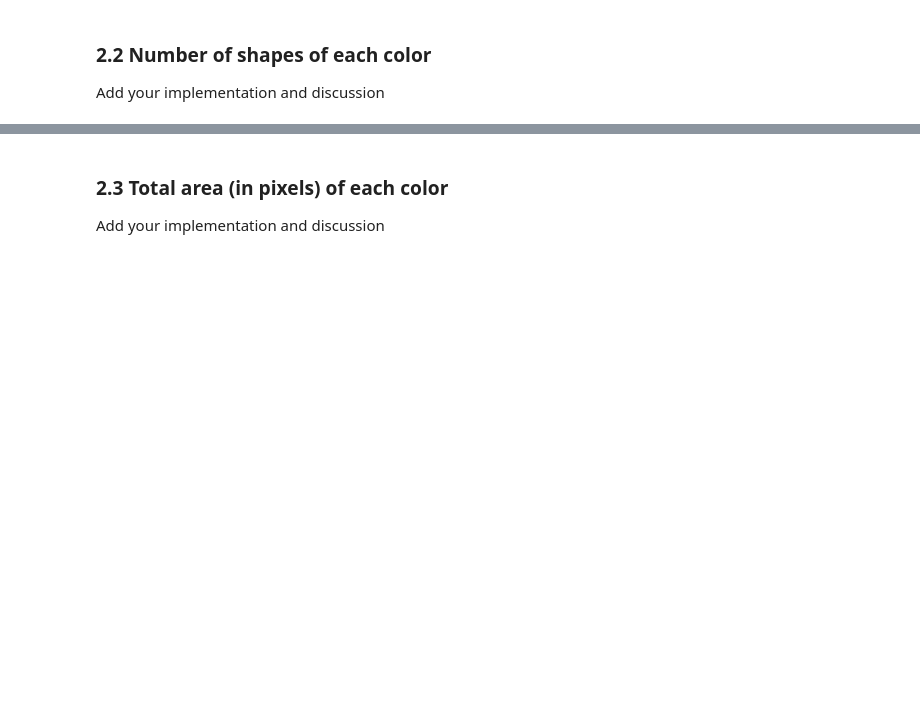
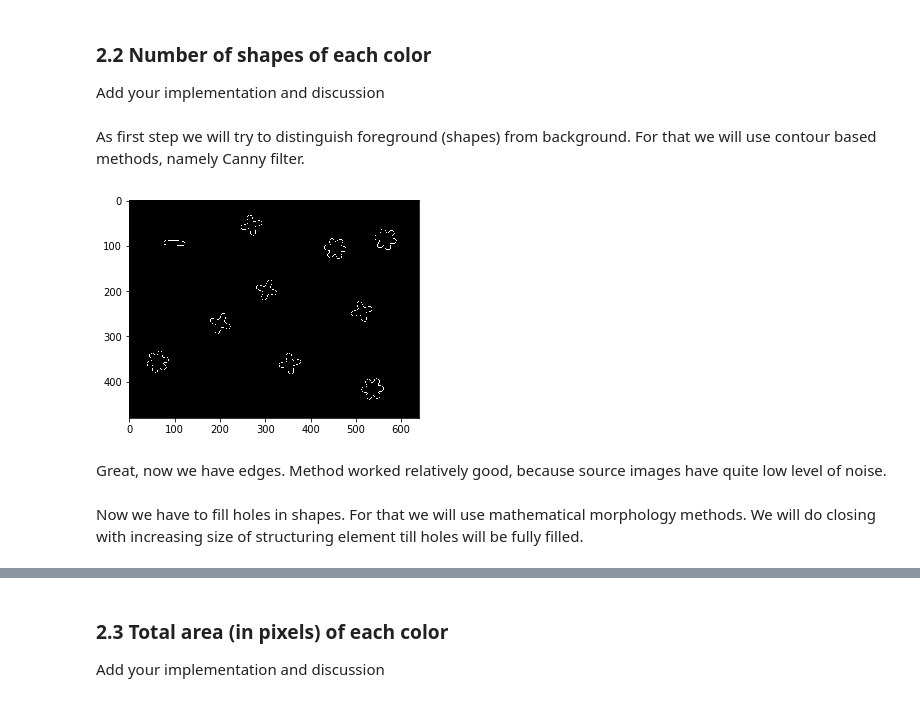
Before and after one commit to oganesManasian/Image-analysis-and-pattern-recognition, a Jupyter notebook: labs/lab_01_segmentation.ipynb, the cells around one changed output, grey strips where cells are left out. Drawn from its saved outputs; the diff is of its cells as text; code cells hidden in the pictures; blank space fills up the shorter version.

Commit message:
Task 2.2 Implemented finding shapes mask

```diff
--- a/labs/lab_01_segmentation.ipynb
+++ b/labs/lab_01_segmentation.ipynb
@@ -93,3 +97,22 @@ plt.show()
 # %% [markdown]
 ### 2.2 Number of shapes of each color
 Add your implementation and discussion
+# %% [markdown]
+As first step we will try to distinguish foreground (shapes) from background. For that we will use contour based methods, namely Canny filter.
+# %%
+ind = 2
+# %%
+image = images[ind]
+# %%
+grayscale = rgb2gray(image) * 255
+# %%
+edges = canny(grayscale/255.)
+# %%
+plt.imshow(edges, cmap="gray")
+plt.show()
+# %% [output]
+[figure, added]
+# %% [markdown]
+Great, now we have edges. Method worked relatively good, because source images have quite low level of noise.
+# %% [markdown]
+Now we have to fill holes in shapes. For that we will use mathematical morphology methods. We will do closing with increasing size of structuring element till holes will be fully filled.
```
Also changed, not shown: parts of 8 cells of this notebook.
